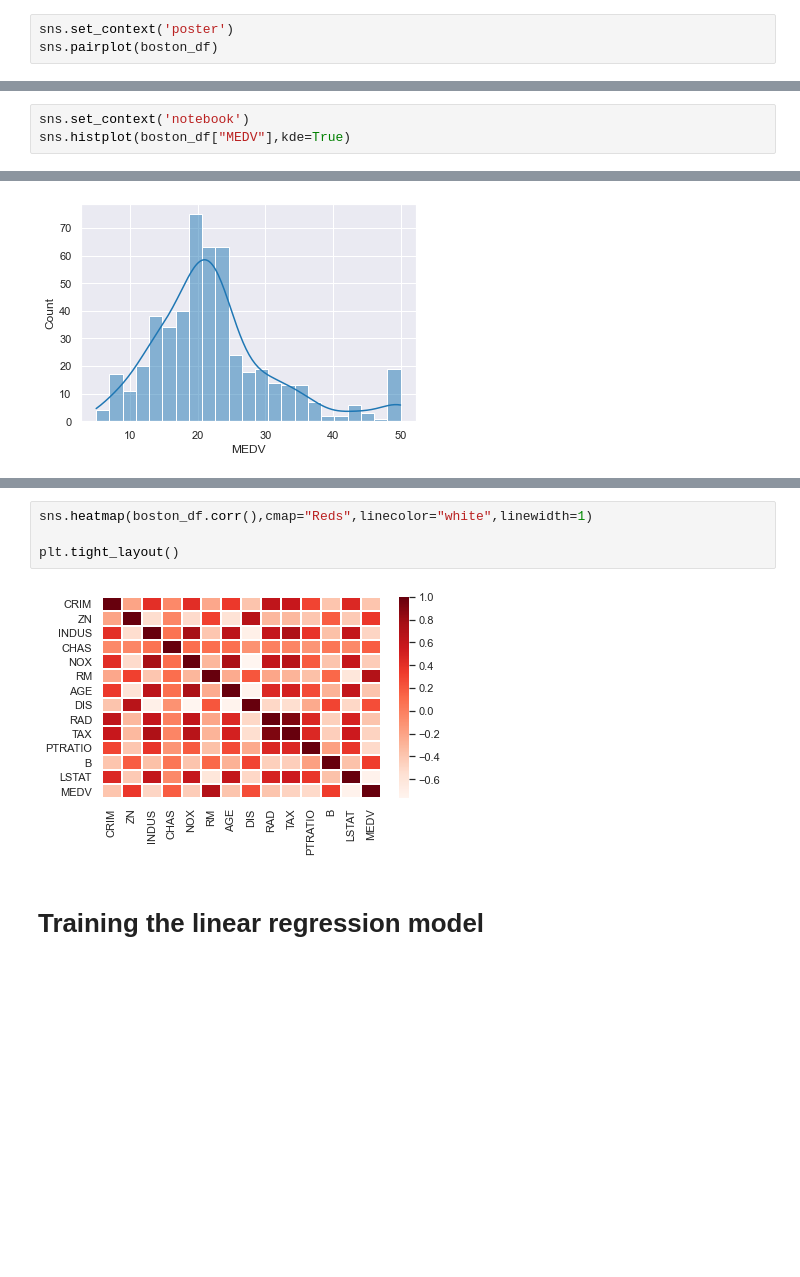
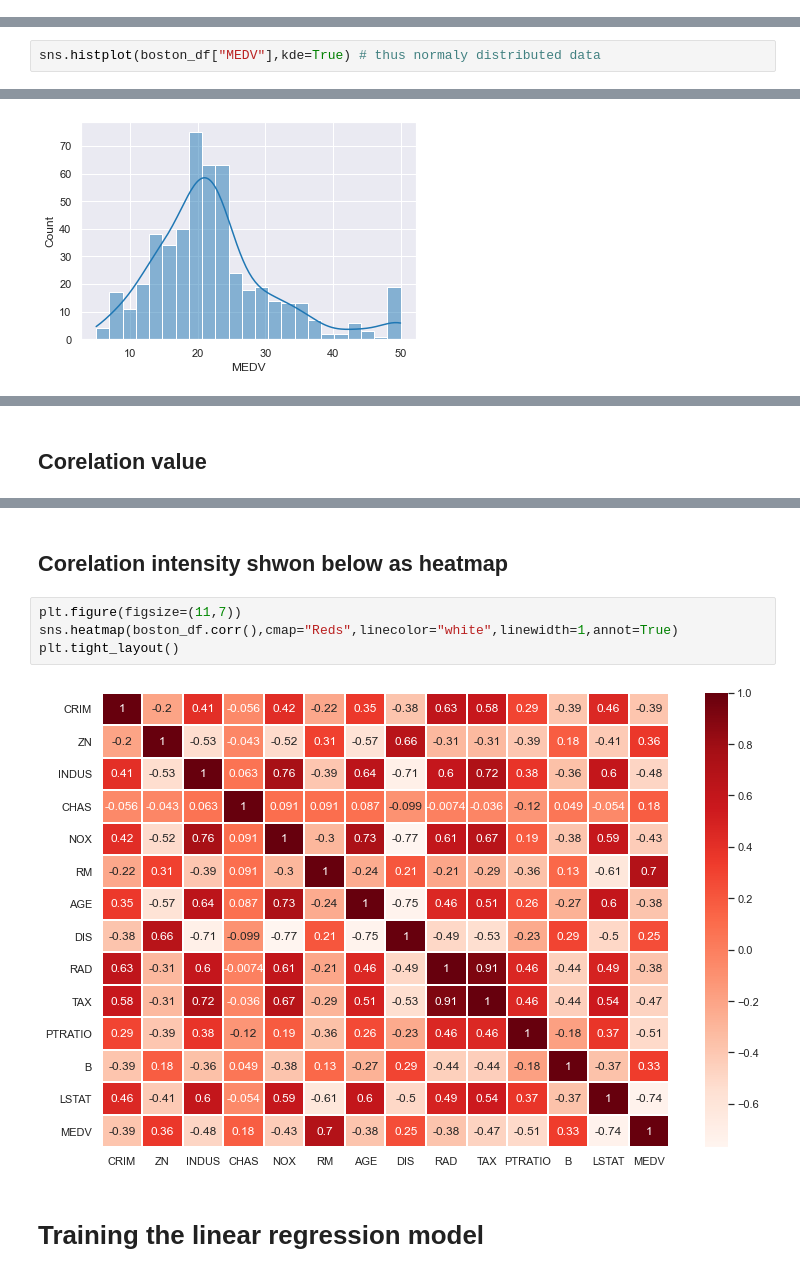
Before and after one commit to Jaidev-rawat/House-Price-Pridiction, a Jupyter notebook: House Price Prediction 2.ipynb, the cells around one changed output, grey strips where cells are left out. Drawn from its saved outputs; the diff is of its cells as text; blank space fills up the shorter version.

```diff
--- a/House Price Prediction 2.ipynb
+++ b/House Price Prediction 2.ipynb
@@ -97,5 +109,2 @@ Index(['CRIM', 'ZN', 'INDUS', 'CHAS', 'NOX', 'RM', 'AGE', 'DIS', 'RAD', 'TAX',
 # %%
 sns.set_style(style="darkgrid")
-# %%
-sns.set_context('poster')
-sns.pairplot(boston_df)
@@ -105,6 +111,5 @@ sns.pairplot(boston_df)
 # %%
-sns.set_context('notebook')
-sns.histplot(boston_df["MEDV"],kde=True)
+sns.histplot(boston_df["MEDV"],kde=True) # thus normaly distributed data
 # %% [output]
 <AxesSubplot:xlabel='MEDV', ylabel='Count'>
 [figure]
@@ -116,3 +132,5 @@ sns.distplot(boston_df["MEDV"])
+# %% [markdown]
+## Corelation  value
 # %%
 boston_df.corr()
 # %% [output]
@@ -131,12 +149,14 @@ boston_df.corr()
 | B | -0.385064 | 0.175520 | -0.356977 | 0.048788 | -0.380051 | 0.128069 | -0.273534 | 0.291512 | -0.444413 | -0.441808 | -0.177383 | ... |
 | LSTAT | 0.455621 | -0.412995 | 0.603800 | -0.053929 | 0.590879 | -0.613808 | 0.602339 | -0.496996 | 0.488676 | 0.543993 | 0.374044 | ... |
 | MEDV | -0.388305 | 0.360445 | -0.483725 | 0.175260 | -0.427321 | 0.695360 | -0.376955 | 0.249929 | -0.381626 | -0.468536 | -0.507787 | ... |
+# %% [markdown]
+## Corelation intensity shwon below as heatmap
 # %%
-sns.heatmap(boston_df.corr(),cmap="Reds",linecolor="white",linewidth=1)
-
+plt.figure(figsize=(11,7))
+sns.heatmap(boston_df.corr(),cmap="Reds",linecolor="white",linewidth=1,annot=True)
 plt.tight_layout()
 # %% [output]
-[figure, old version]
+[figure, new version]
 # %% [markdown]
 # Training the linear regression model
 # %%
```
Also changed, not shown: parts of 35 cells of this notebook.
